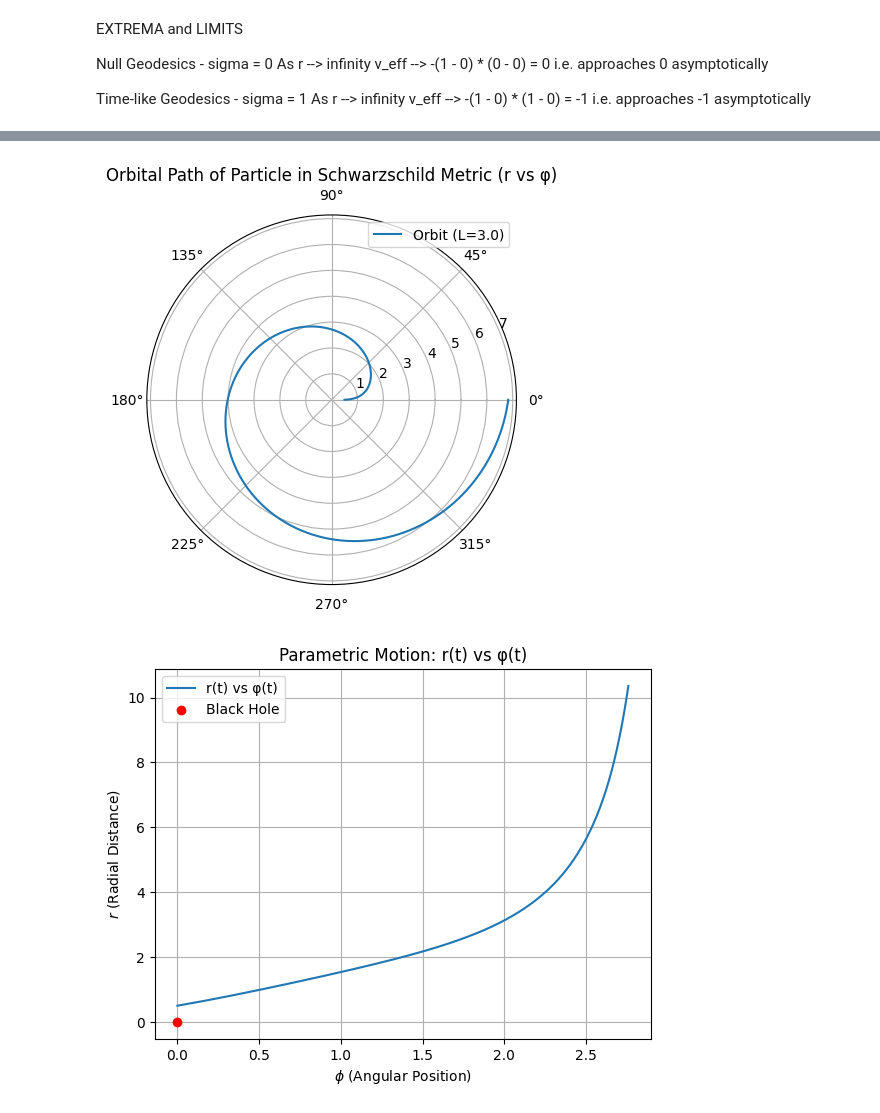
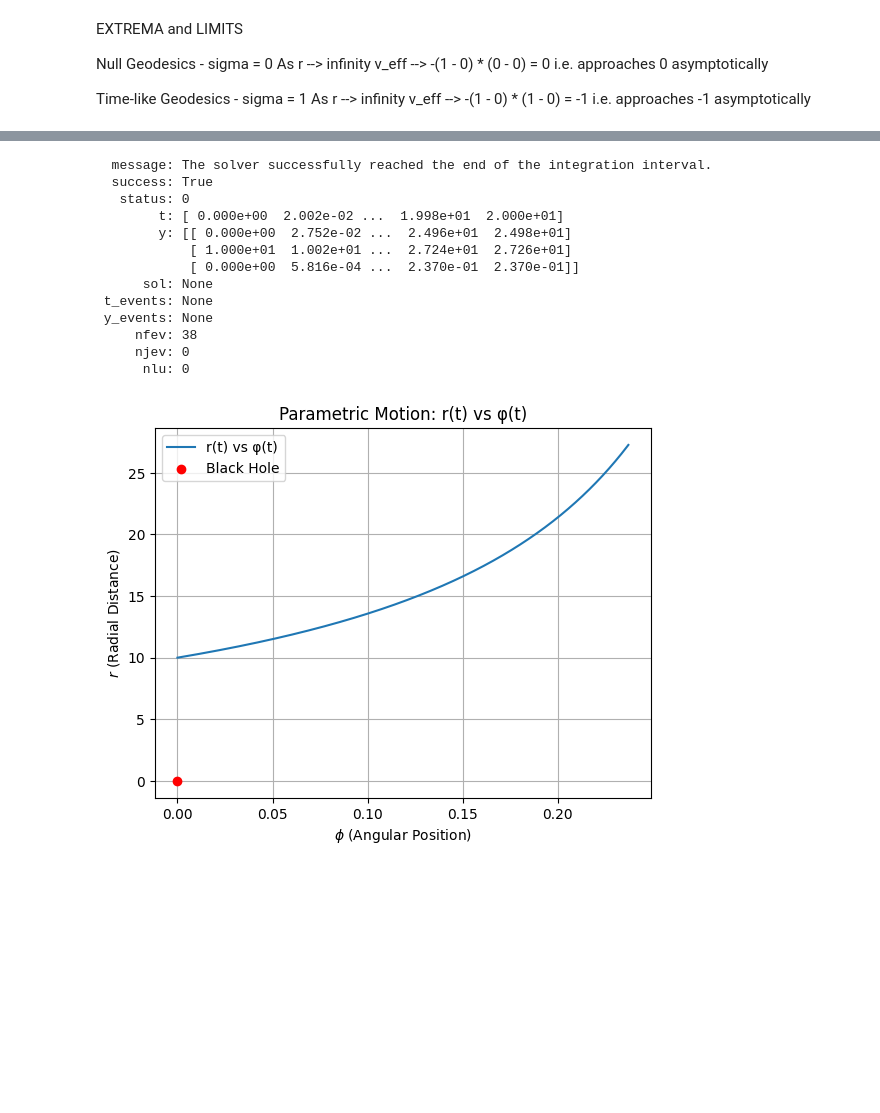
Before and after one commit to AdamSmithOrlik/quantum-black-holes, a Jupyter notebook: sue/code-draft.ipynb, the cells around one changed output, grey strips where cells are left out. Saved outputs shown, nothing was run; the diff lists cells and outputs as text; code cells hidden in the pictures; blank space fills up the shorter version.

```diff
--- a/sue/code-draft.ipynb
+++ b/sue/code-draft.ipynb
@@ -88,18 +83,18 @@ def eq_of_motion(tau, y, params, sigma=0):
 
     return [dt_dtau, dr_dtau, dphi_dtau]
 # %%
-# assign values for parameters
+# block 4 - assign values for parameters
 M1 = 1.0
 rs1 = rad_sc(M1)
-r1 = 10 * rs1  # set particle radius as SC radius times 10
+r1 = 10 * rs1
 
-# conserved quantities
-E1 = 1.0 # energy of orbiting particle
-L1 = 3.0 # angular momentum of orbiting particle
-L2 = 3.05
-L3 = 3.1
+# conserved quantities (constants)
+E1 = 1.1 # energy of orbiting particle
+L1 = 4.0 # angular momentum of orbiting particle
+L2 = 4.2
+L3 = 4.4
 
-# calculate and print SC metric components for the given r, M
+# calculate and print SC metric components for the given radial distance from the BH and mass of the BH.
 f1 = f(r1, M1)
 g1 = g(r1, M1)
 h1 = h(r1)
@@ -233,41 +271,42 @@ def solve_r_phi_t(params, t_range, r_init, phi_init, sigma=0):
     return sol
 # %%
-# parameters
-r0 = 0.25 * rs1
+# block 10
+# initial conditions / constants
+r_init = 5.0 * rs1
 params = [E1, L1, M1]
 
-# solve for r(phi)
-phi_range = [0, 2 * np.pi]
-r_phi_sol = solve_r_phi(params, phi_range, r0, sigma=0)
-phi_vals = r_phi_sol.t  # angular positions
-r_vals_orbit = r_phi_sol.y[1]  # radial distances
+# solve for r(t) and phi(t)
+t_range = [0, 20]
+phi_init = 0
+sol_t = solve_r_phi_t(params, t_range, r_init, phi_init, sigma=0)
+print(sol_t)
 
-# polar plot: r(phi)
-plt.polar(phi_vals, r_vals_orbit, label=f'Orbit (L={L1})')
-plt.title('Orbital Path of Particle in Schwarzschild Metric (r vs φ)')
-plt.legend()
-plt.grid(True)
-plt.show()
-
-# solve for r(t) and phi(t)
-t_range = [0, 10]
-r_init = 0.25 * rs1
-phi_init = 0
-
-sol_t = solve_r_phi_t(params, t_range, r_init, phi_init, sigma=0)
-t_vals = sol_t.y[0]  # time values
-r_vals = sol_t.y[1]  # radial distances
-phi_vals = sol_t.y[2]  # angular positions
+# get results for r(t) and phi(t)
+t_vals = sol_t.t  # time values
+r_vals2 = sol_t.y[1]  # radial distances
+phi_vals2 = sol_t.y[2]  # angular positions
 
 # parametric plot: r(t) vs phi(t)
-plt.plot(phi_vals, r_vals, label=f'r(t) vs φ(t)')
+plt.plot(phi_vals2, r_vals2, label=f'r(t) vs φ(t)')
 plt.scatter([0], [0], color='red', label='Black Hole', zorder=5)
 plt.xlabel(r'$\phi$ (Angular Position)')
 plt.ylabel(r'$r$ (Radial Distance)')
 plt.title('Parametric Motion: r(t) vs φ(t)')
 plt.legend()
 plt.grid(True)
 plt.show()
 # %% [output]
+  message: The solver successfully reached the end of the integration interval.
+  success: True
+   status: 0
+        t: [ 0.000e+00  2.002e-02 ...  1.998e+01  2.000e+01]
+        y: [[ 0.000e+00  2.752e-02 ...  2.496e+01  2.498e+01]
+            [ 1.000e+01  1.002e+01 ...  2.724e+01  2.726e+01]
+            [ 0.000e+00  5.816e-04 ...  2.370e-01  2.370e-01]]
+      sol: None
+ t_events: None
+ y_events: None
+     nfev: 38
+     njev: 0
+      nlu: 0
-[figure, old version]
+[figure, new version]
-[figure, removed]
```
Also changed, not shown: parts of 9 cells of this notebook.
